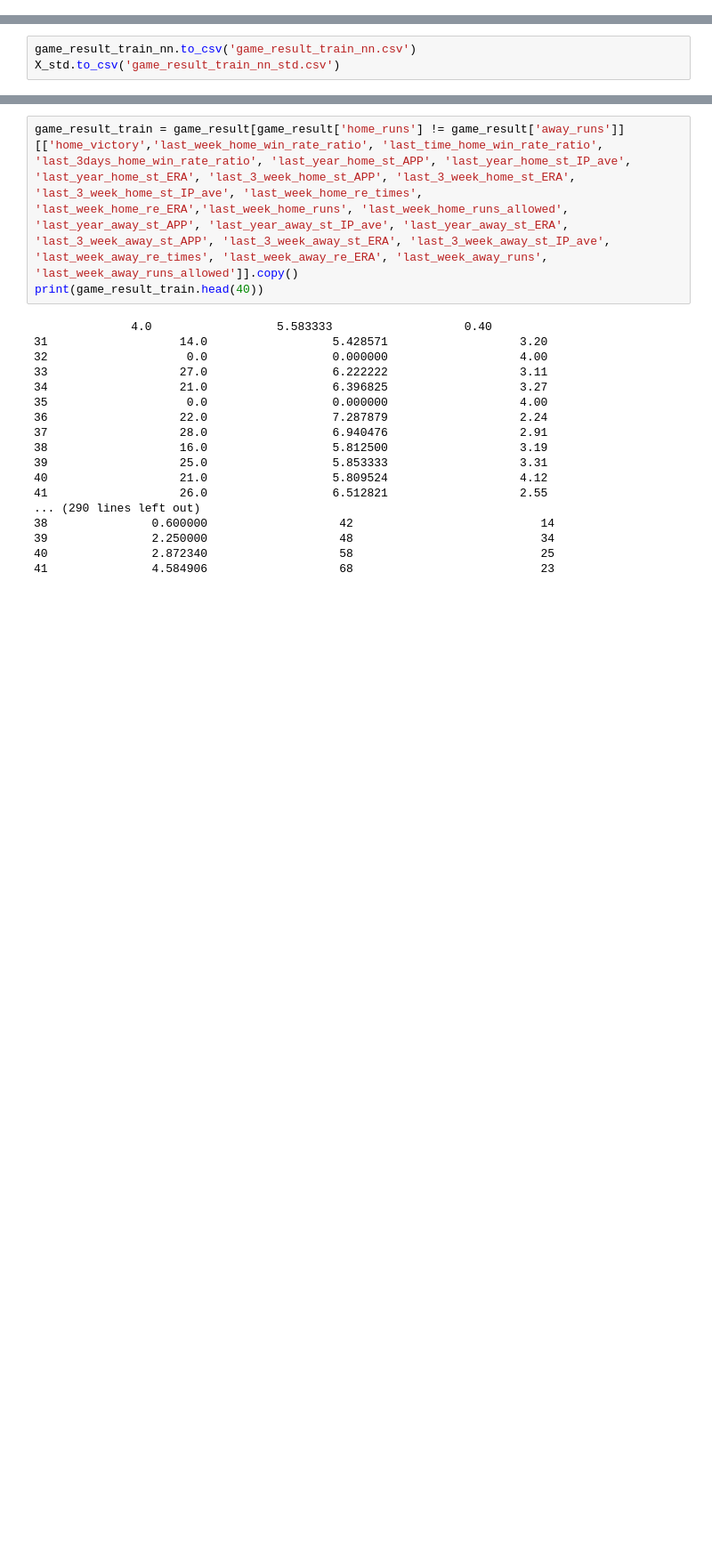
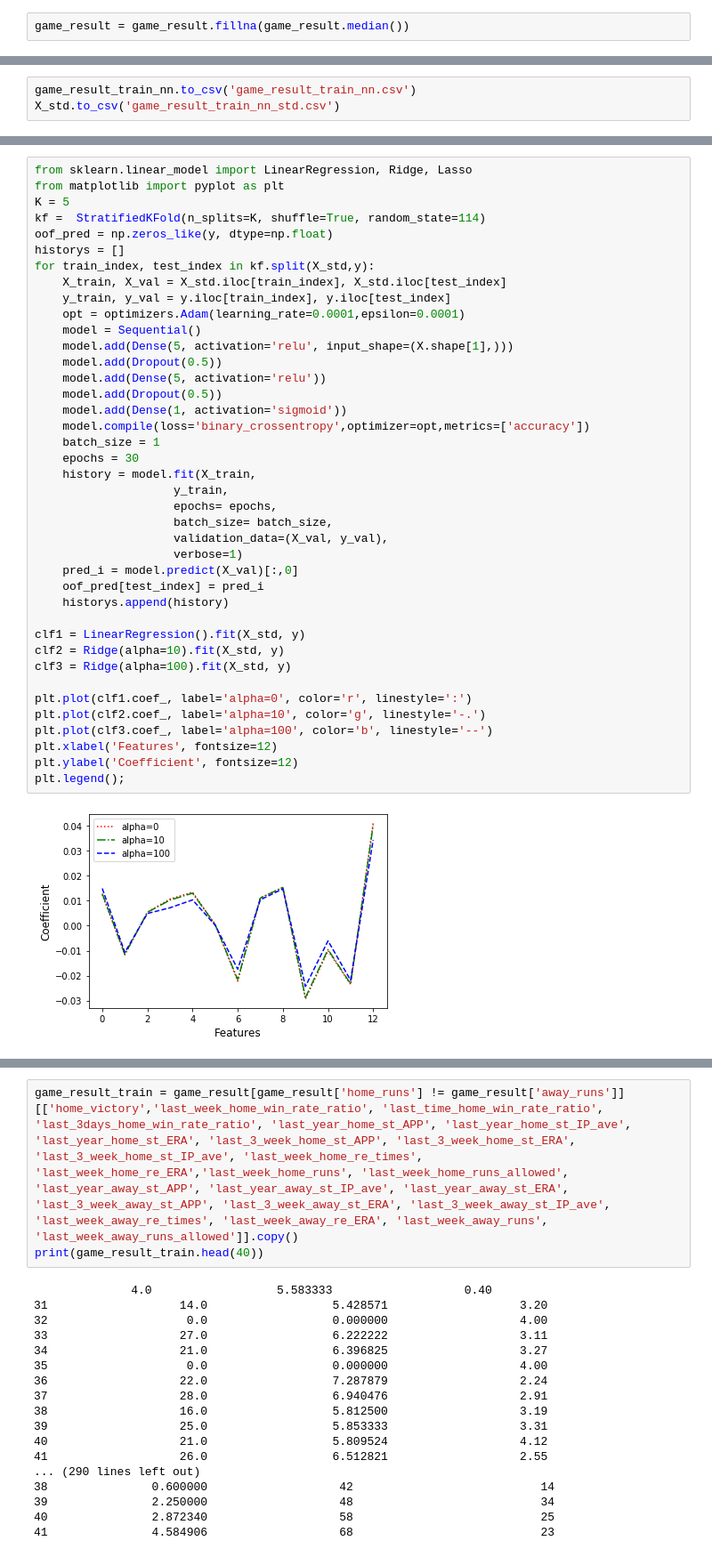
Before and after one commit to tubotu/baseball_predict, a Jupyter notebook: Untitled.ipynb, the cells around one changed output, grey strips where cells are left out. Shown at 89% size. Drawn from its saved outputs; the diff is of its cells as text; blank space fills up the shorter version.

```diff
--- a/Untitled.ipynb
+++ b/Untitled.ipynb
@@ -571,0 +385,2 @@ game_result_train_nn.to_csv('game_result_train_nn.csv')
+# %%
+game_result = game_result.fillna(game_result.median())
@@ -607,3 +429,45 @@ X_std
+# %%
+from sklearn.linear_model import LinearRegression, Ridge, Lasso
+from matplotlib import pyplot as plt
+K = 5
+kf =  StratifiedKFold(n_splits=K, shuffle=True, random_state=114)
+oof_pred = np.zeros_like(y, dtype=np.float)
+historys = []
+for train_index, test_index in kf.split(X_std,y):
+    X_train, X_val = X_std.iloc[train_index], X_std.iloc[test_index]
+    y_train, y_val = y.iloc[train_index], y.iloc[test_index]
+    opt = optimizers.Adam(learning_rate=0.0001,epsilon=0.0001)
+    model = Sequential()
+    model.add(Dense(5, activation='relu', input_shape=(X.shape[1],)))
+    model.add(Dropout(0.5))
+    model.add(Dense(5, activation='relu'))
+    model.add(Dropout(0.5))
+    model.add(Dense(1, activation='sigmoid'))
+    model.compile(loss='binary_crossentropy',optimizer=opt,metrics=['accuracy'])
+    batch_size = 1
+    epochs = 30
+    history = model.fit(X_train,
+                    y_train,
+                    epochs= epochs,
+                    batch_size= batch_size,
+                    validation_data=(X_val, y_val),
+                    verbose=1)
+    pred_i = model.predict(X_val)[:,0]
+    oof_pred[test_index] = pred_i
+    historys.append(history)
+
+clf1 = LinearRegression().fit(X_std, y)
+clf2 = Ridge(alpha=10).fit(X_std, y)
+clf3 = Ridge(alpha=100).fit(X_std, y)
+
+plt.plot(clf1.coef_, label='alpha=0', color='r', linestyle=':')
+plt.plot(clf2.coef_, label='alpha=10', color='g', linestyle='-.')
+plt.plot(clf3.coef_, label='alpha=100', color='b', linestyle='--')
+plt.xlabel('Features', fontsize=12)
+plt.ylabel('Coefficient', fontsize=12)
+plt.legend();
+# %% [output]
+[figure, added]
 # %%
 from tensorflow.keras.layers import Dense,Dropout
 from tensorflow.keras.models import Sequential
```
Also changed, not shown: parts of 52 cells of this notebook.
